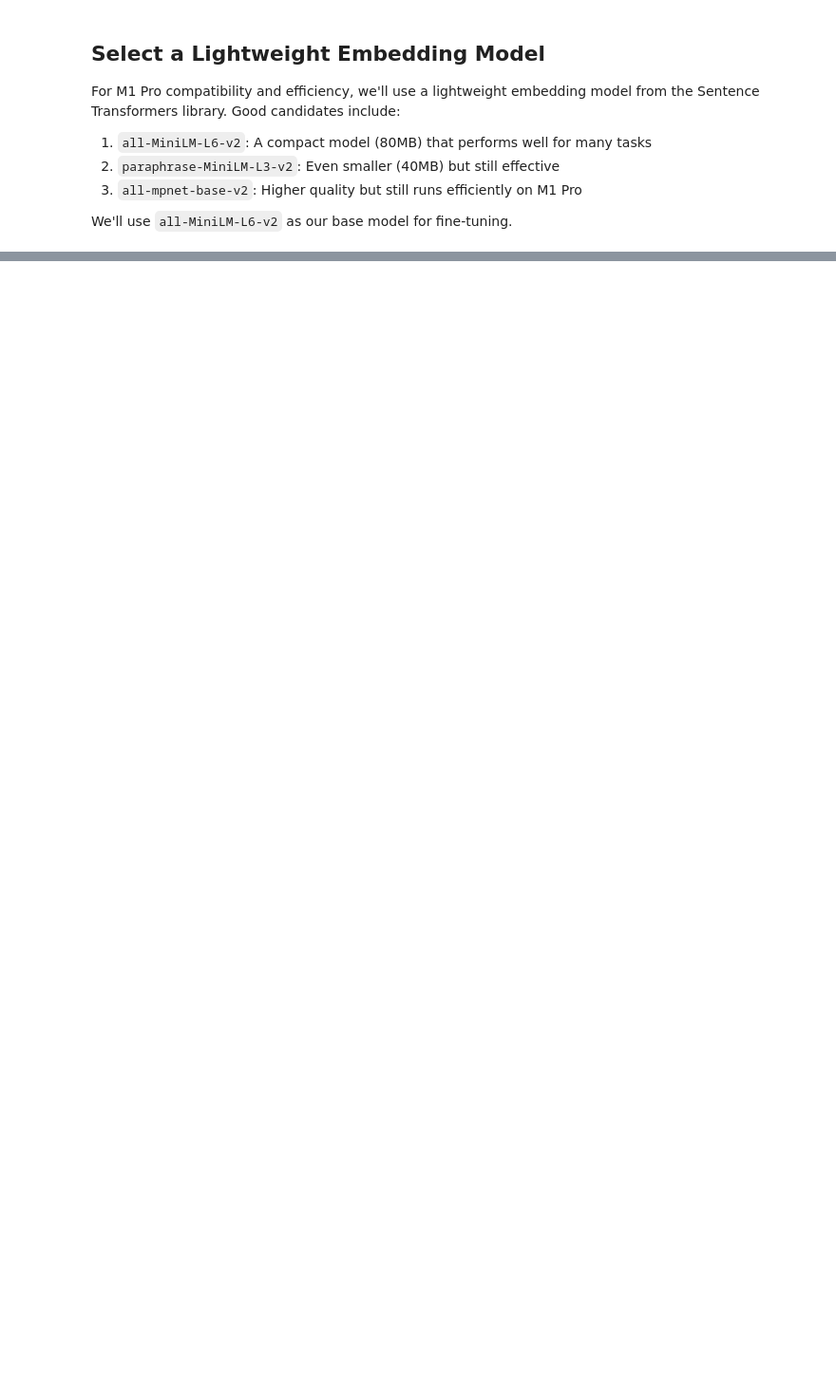
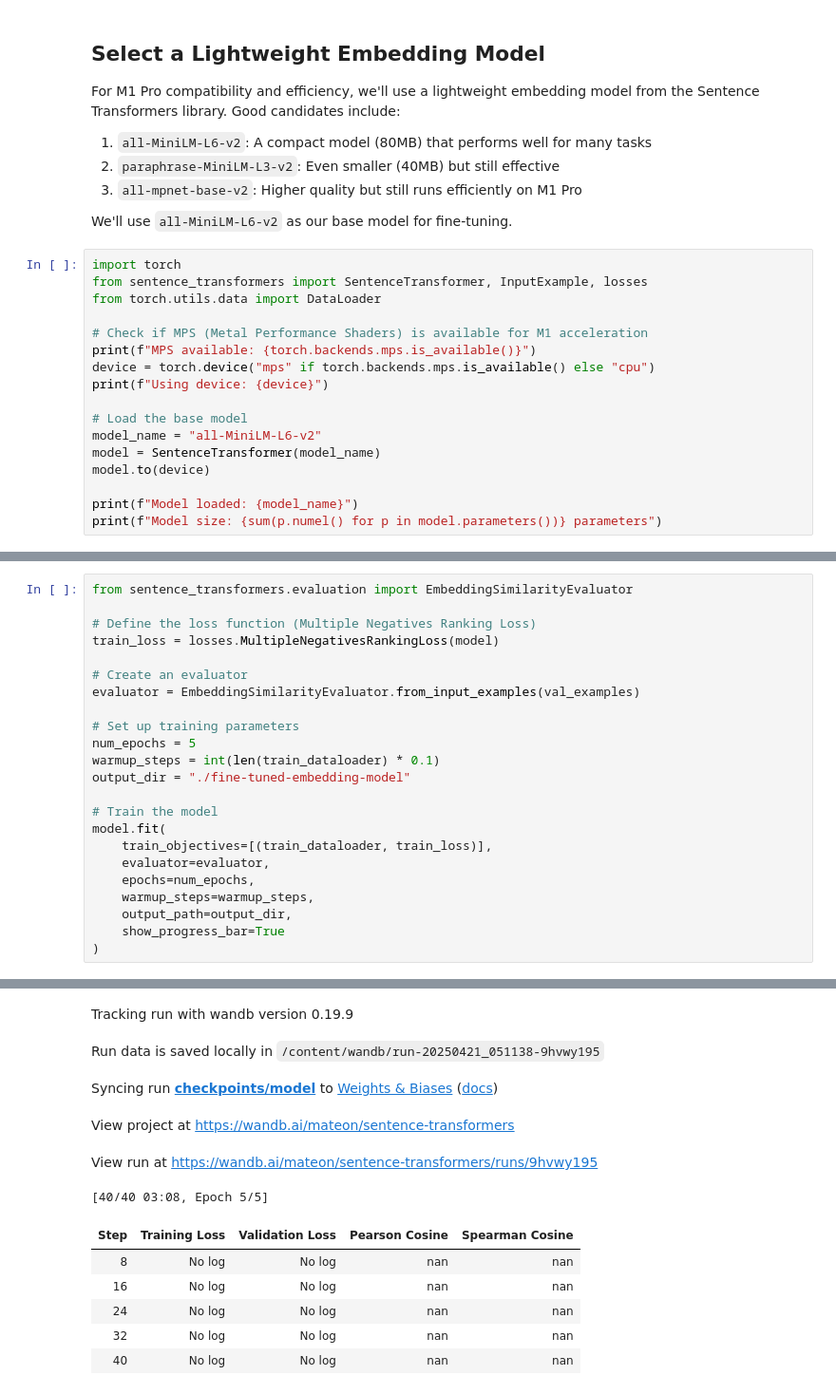
Before and after one commit to mateon01/class2025Spring-mid-term, a Jupyter notebook: fine_tun_embedding.ipynb, the cells around one changed output, grey strips where cells are left out. Shown: that part at 95% size. Drawn from its saved outputs; the diff is of its cells as text; blank space fills up the shorter version.

```diff
--- a/fine_tun_embedding.ipynb
+++ b/fine_tun_embedding.ipynb
@@ -29,3 +32,20 @@ For M1 Pro compatibility and efficiency, we'll use a lightweight embedding model
 3. `all-mpnet-base-v2`: Higher quality but still runs efficiently on M1 Pro
 
 We'll use `all-MiniLM-L6-v2` as our base model for fine-tuning.
+# %%
+import torch
+from sentence_transformers import SentenceTransformer, InputExample, losses
+from torch.utils.data import DataLoader
+
+# Check if MPS (Metal Performance Shaders) is available for M1 acceleration
+print(f"MPS available: {torch.backends.mps.is_available()}")
+device = torch.device("mps" if torch.backends.mps.is_available() else "cpu")
+print(f"Using device: {device}")
+
+# Load the base model
+model_name = "all-MiniLM-L6-v2"
+model = SentenceTransformer(model_name)
+model.to(device)
+
+print(f"Model loaded: {model_name}")
+print(f"Model size: {sum(p.numel() for p in model.parameters())} parameters")
@@ -31,0 +190,24 @@ We'll use `all-MiniLM-L6-v2` as our base model for fine-tuning.
+# %%
+from sentence_transformers.evaluation import EmbeddingSimilarityEvaluator
+
+# Define the loss function (Multiple Negatives Ranking Loss)
+train_loss = losses.MultipleNegativesRankingLoss(model)
+
+# Create an evaluator
+evaluator = EmbeddingSimilarityEvaluator.from_input_examples(val_examples)
+
+# Set up training parameters
+num_epochs = 5
+warmup_steps = int(len(train_dataloader) * 0.1)
+output_dir = "./fine-tuned-embedding-model"
+
+# Train the model
+model.fit(
+    train_objectives=[(train_dataloader, train_loss)],
+    evaluator=evaluator,
+    epochs=num_epochs,
+    warmup_steps=warmup_steps,
+    output_path=output_dir,
+    show_progress_bar=True
+)
+# %% [output]
@@ -31,0 +226,12 @@ We'll use `all-MiniLM-L6-v2` as our base model for fine-tuning.
+Tracking run with wandb version 0.19.9
+Run data is saved locally in /content/wandb/run-20250421_051138-9hvwy195
+Syncing run checkpoints/model to Weights & Biases (docs)
+View project at https://wandb.ai/mateon/sentence-transformers
+View run at https://wandb.ai/mateon/sentence-transformers/runs/9hvwy195
+[40/40 03:08, Epoch 5/5]
+| Step | Training Loss | Validation Loss | Pearson Cosine | Spearman Cosine |
+| 8 | No log | No log | nan | nan |
+| 16 | No log | No log | nan | nan |
+| 24 | No log | No log | nan | nan |
+| 32 | No log | No log | nan | nan |
+| 40 | No log | No log | nan | nan |
```
Also changed, not shown: parts of 12 cells of this notebook.
